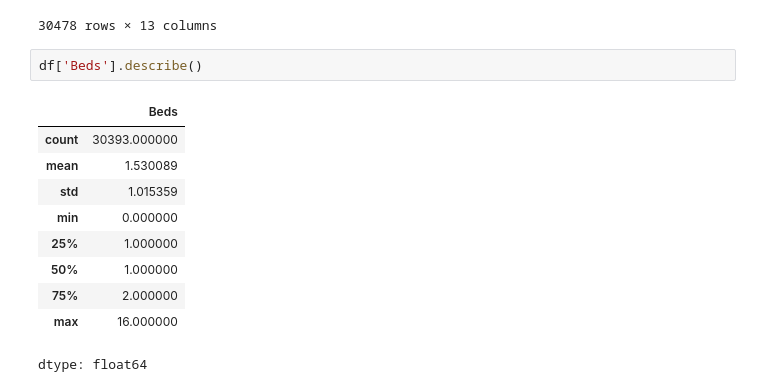
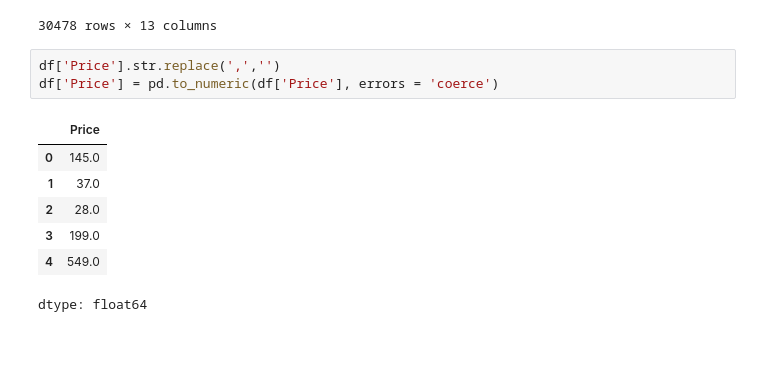
Before and after one commit to oliviapang/scratchpad, a Jupyter notebook: Class_1_20.ipynb, the cells around one changed output. Cells and saved outputs as stored; diff of their text form; blank space fills up the shorter version.

```diff
--- a/Class_1_20.ipynb
+++ b/Class_1_20.ipynb
@@ -35,16 +35,14 @@ df
 | 30476 | 43000991 | 8/31/2015 | Charming private female room: UWS | Manhattan | Apartment | NaN | Private room | 10025.0 | ... |
 | 30477 | 42999189 | 8/31/2015 | Huge Beautiful Bedroom - Astoria | Queens | House | NaN | Private room | 11105.0 | ... |
 30478 rows × 13 columns
-# %%
-df['Beds'].describe()
-# %% [output]
-|  | Beds |
-| count | 30393.000000 |
-| mean | 1.530089 |
-| std | 1.015359 |
-| min | 0.000000 |
-| 25% | 1.000000 |
-| 50% | 1.000000 |
-| 75% | 2.000000 |
-| max | 16.000000 |
-dtype: float64
+# %%
+df['Price'].str.replace(',','')
+df['Price'] = pd.to_numeric(df['Price'], errors = 'coerce')
+# %% [output]
+|  | Price |
+| 0 | 145.0 |
+| 1 | 37.0 |
+| 2 | 28.0 |
+| 3 | 199.0 |
+| 4 | 549.0 |
+dtype: float64
```
Also changed, not shown: parts of 2 cells of this notebook.
